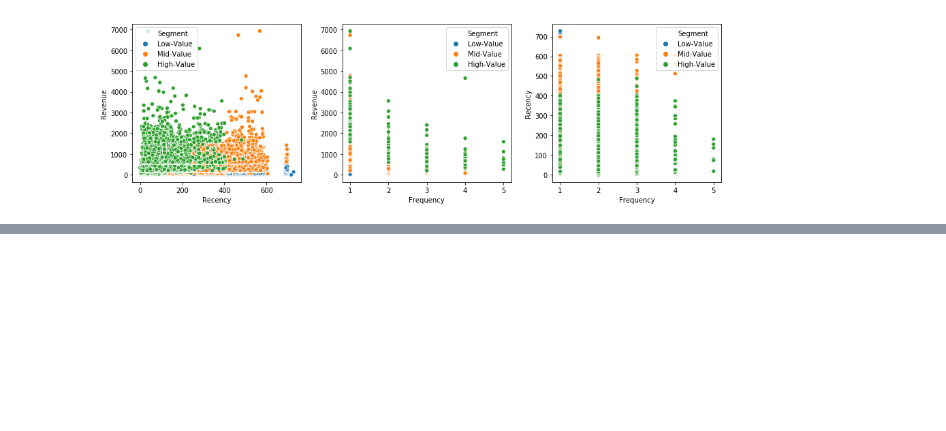
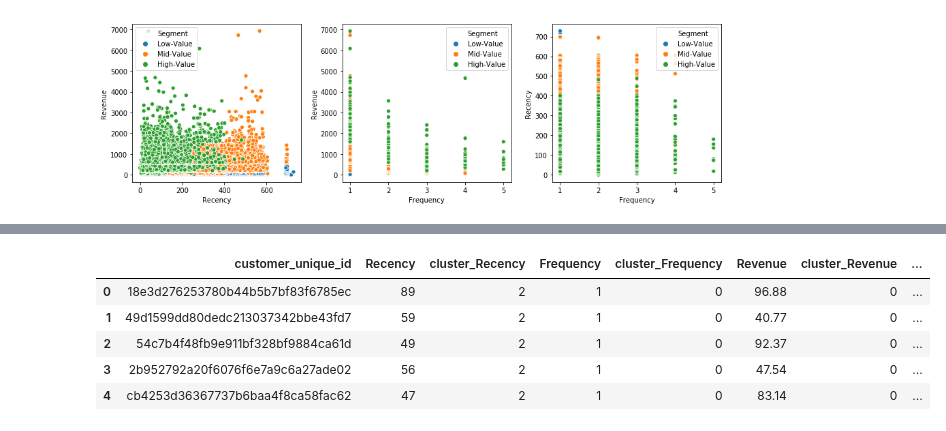
Before and after one commit to MotzWanted/Business_Analytics_Olist, a Jupyter notebook: phase2/Phase_2_part_1.ipynb, the cells around one changed output, grey strips where cells are left out. Saved outputs shown, nothing was run; the diff lists cells and outputs as text; code cells hidden in the pictures; blank space fills up the shorter version.

```diff
--- a/phase2/Phase_2_part_1.ipynb
+++ b/phase2/Phase_2_part_1.ipynb
@@ -148,0 +242,17 @@ plt.show()
+# %%
+#remove outliers
+tx_merge = tx_merge[tx_merge['m6_Revenue']<tx_merge['m6_Revenue'].quantile(0.99)]
+
+#creating 3 clusters
+kmeans = KMeans(n_clusters=3)
+kmeans.fit(tx_merge[['m6_Revenue']])
+tx_merge['LTVCluster'] = kmeans.predict(tx_merge[['m6_Revenue']])
+
+#order cluster number based on LTV
+tx_merge = order_cluster('LTVCluster', 'm6_Revenue',tx_merge,True)
+
+#creatinga new cluster dataframe
+tx_cluster = tx_merge.copy()
+
+#see details of the clusters
+tx_cluster.groupby('LTVCluster')['m6_Revenue'].describe()
@@ -148,0 +265,9 @@ plt.show()
+# %%
+tx_cluster.head()
+# %% [output]
+|  | customer_unique_id | Recency | cluster_Recency | Frequency | cluster_Frequency | Revenue | cluster_Revenue | ... |
+| 0 | 18e3d276253780b44b5b7bf83f6785ec | 89 | 2 | 1 | 0 | 96.88 | 0 | ... |
+| 1 | 49d1599dd80dedc213037342bbe43fd7 | 59 | 2 | 1 | 0 | 40.77 | 0 | ... |
+| 2 | 54c7b4f48fb9e911bf328bf9884ca61d | 49 | 2 | 1 | 0 | 92.37 | 0 | ... |
+| 3 | 2b952792a20f6076f6e7a9c6a27ade02 | 56 | 2 | 1 | 0 | 47.54 | 0 | ... |
+| 4 | cb4253d36367737b6baa4f8ca58fac62 | 47 | 2 | 1 | 0 | 83.14 | 0 | ... |
```
Also changed, not shown: parts of 20 cells of this notebook.
